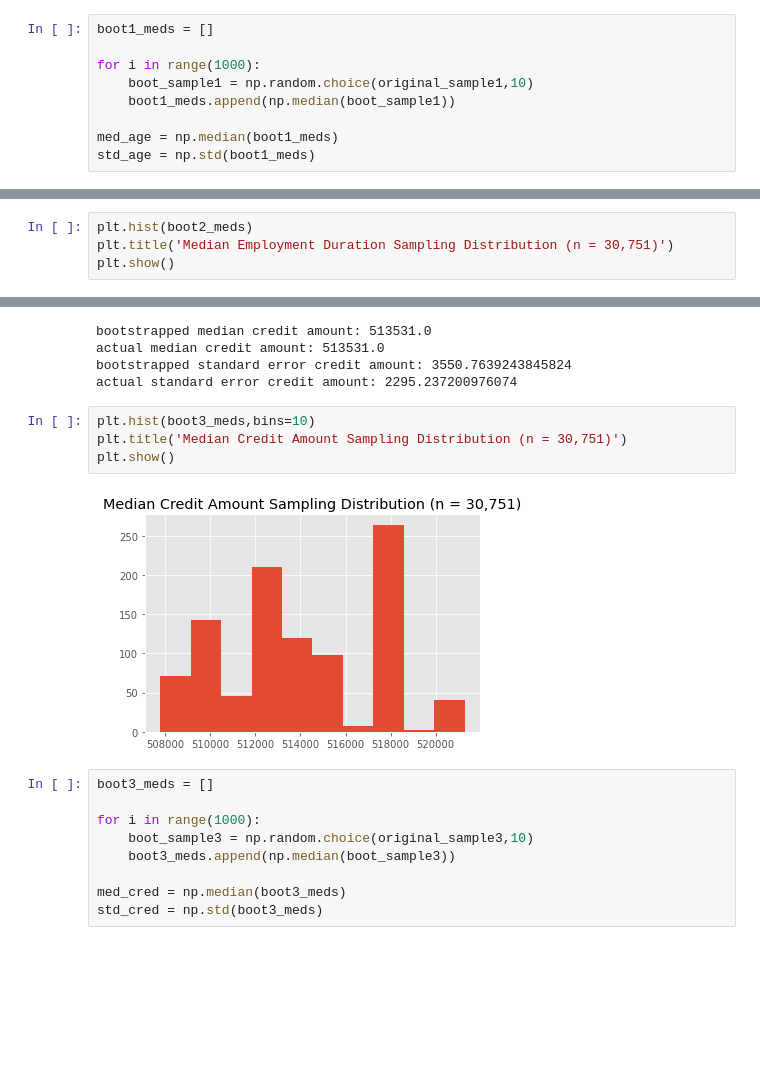
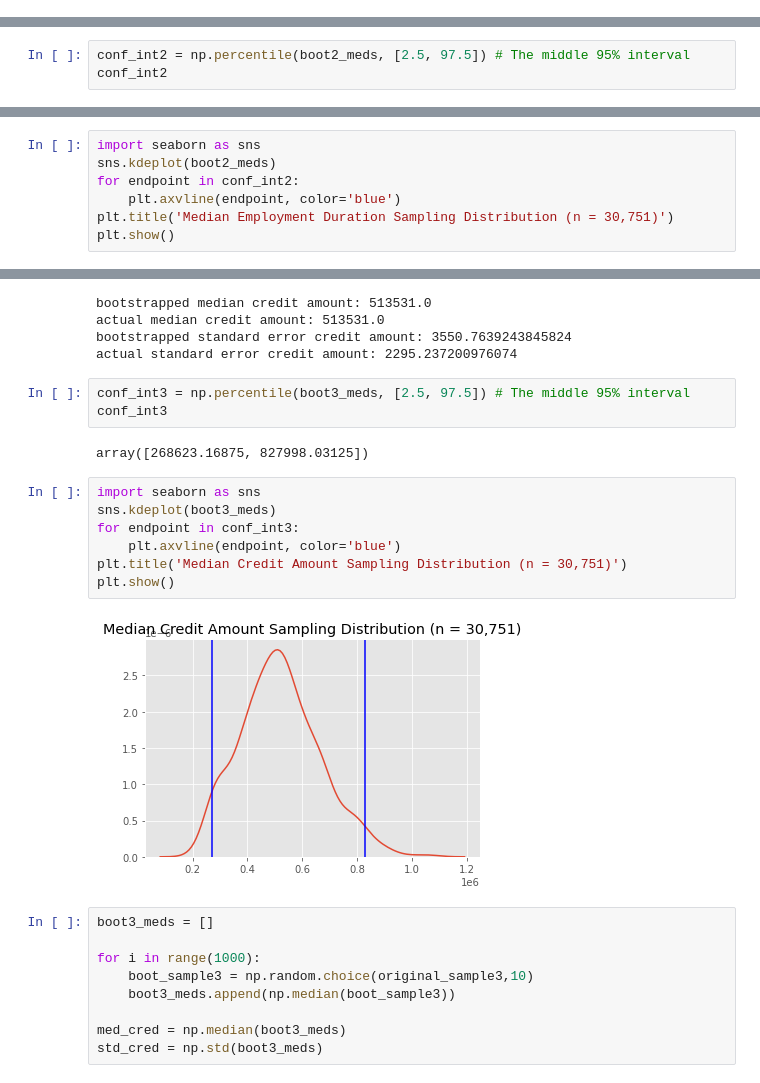
Before and after one commit to hudsonbat/Data-201, a Jupyter notebook: CreditDefault.ipynb, the cells around one changed output, grey strips where cells are left out. Cells and saved outputs as stored; diff of their text form; blank space fills up the shorter version.

```diff
--- a/CreditDefault.ipynb
+++ b/CreditDefault.ipynb
@@ -731,12 +739,3 @@ plt.show()
-# %%
-boot1_meds = []
-
-for i in range(1000):
-    boot_sample1 = np.random.choice(original_sample1,10)
-    boot1_meds.append(np.median(boot_sample1))
-
-med_age = np.median(boot1_meds)
-std_age = np.std(boot1_meds)
 # %%
 plt.hist(boot1_meds)
 plt.title('Median Age Sampling Distribution (n = 10)')
@@ -764,3 +763,6 @@ bootstrapped median years employed: 5.0
 actual median years employed: 5.0
 bootstrapped standard error years employed: 0.0
 actual standard error years employed: 0.06282031215023949
+# %%
+conf_int2 = np.percentile(boot2_meds, [2.5, 97.5]) # The middle 95% interval
+conf_int2
@@ -767,5 +771,8 @@ actual standard error years employed: 0.06282031215023949
 # %%
-plt.hist(boot2_meds)
+import seaborn as sns
+sns.kdeplot(boot2_meds)
+for endpoint in conf_int2:
+    plt.axvline(endpoint, color='blue')
 plt.title('Median Employment Duration Sampling Distribution (n = 30,751)')
 plt.show()
 # %% [output]
@@ -806,12 +813,20 @@ bootstrapped median credit amount: 513531.0
 actual median credit amount: 513531.0
 bootstrapped standard error credit amount: 3550.7639243845824
 actual standard error credit amount: 2295.237200976074
+# %%
+conf_int3 = np.percentile(boot3_meds, [2.5, 97.5]) # The middle 95% interval
+conf_int3
+# %% [output]
+array([268623.16875, 827998.03125])
 # %%
-plt.hist(boot3_meds,bins=10)
+import seaborn as sns
+sns.kdeplot(boot3_meds)
+for endpoint in conf_int3:
+    plt.axvline(endpoint, color='blue')
 plt.title('Median Credit Amount Sampling Distribution (n = 30,751)')
 plt.show()
 # %% [output]
-[figure, old version]
+[figure, new version]
 # %%
 boot3_meds = []
 
```
Also changed, not shown: parts of 8 cells of this notebook.
